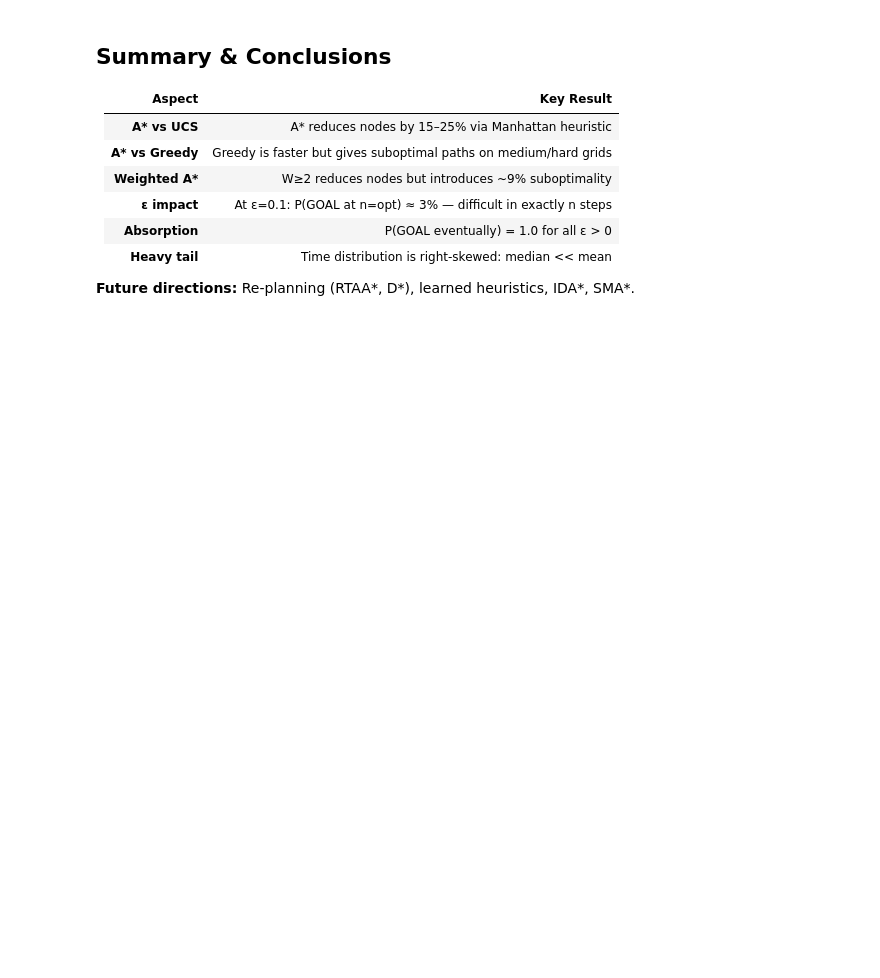
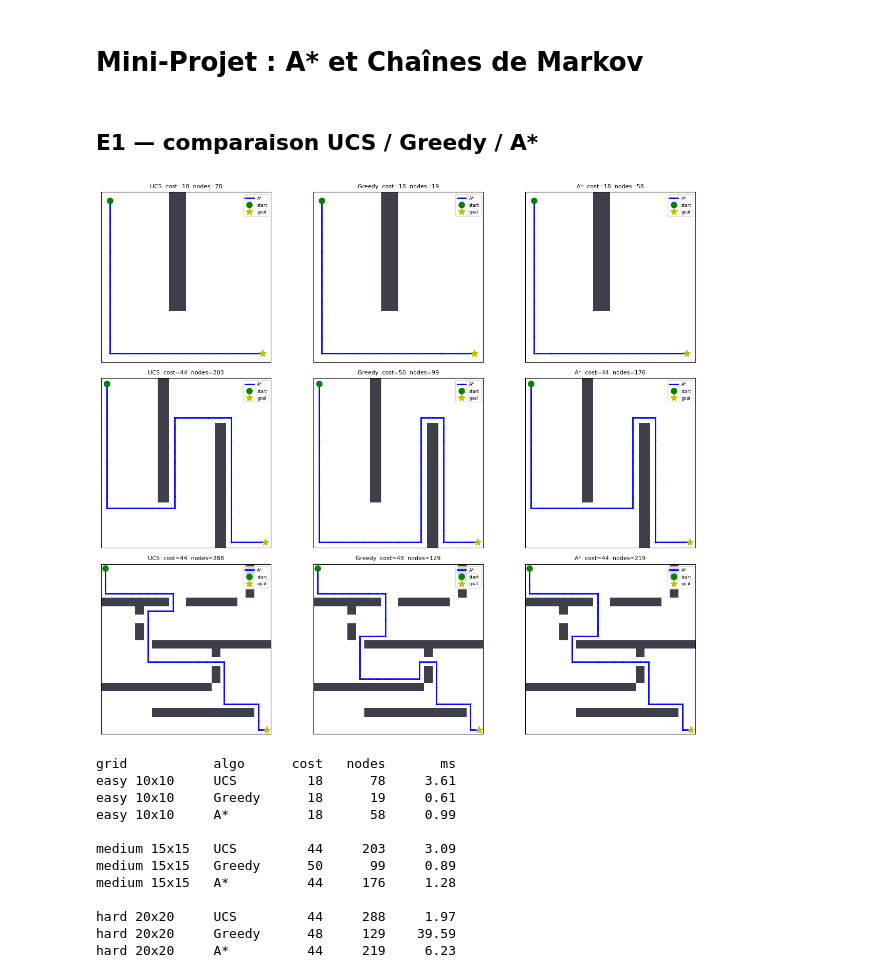
Before and after one commit to achrafelmakaoui/grid-robust-planning, a Jupyter notebook: notebooks/exploration.ipynb, the cells around one changed output. Drawn from its saved outputs; the diff is of its cells as text; code cells hidden in the pictures; blank space fills up the shorter version.

```diff
--- a/notebooks/exploration.ipynb
+++ b/notebooks/exploration.ipynb
@@ -439,13 +1,2 @@ plt.tight_layout(); plt.show()
-# %% [markdown]
-## Summary & Conclusions
-
-| Aspect | Key Result |
-|--------|------------|
-| **A\* vs UCS** | A\* reduces nodes by 15–25% via Manhattan heuristic |
-| **A\* vs Greedy** | Greedy is faster but gives suboptimal paths on medium/hard grids |
-| **Weighted A\*** | W≥2 reduces nodes but introduces ~9% suboptimality |
-| **ε impact** | At ε=0.1: P(GOAL at n=opt) ≈ 3% — difficult in exactly n steps |
-| **Absorption** | P(GOAL eventually) = 1.0 for all ε > 0 |
-| **Heavy tail** | Time distribution is right-skewed: median << mean |
-
-**Future directions:** Re-planning (RTAA\*, D\*), learned heuristics, IDA\*, SMA\*.
+# %% [markdown]
+# Mini-Projet : A* et Chaînes de Markov
@@ -451,0 +14,60 @@ plt.tight_layout(); plt.show()
+# %%
+def show_grid(ax, env, path, title, path2=None):
+    import numpy as np
+    W, H = env.width, env.height
+    img = np.ones((H, W, 3))
+    for (x,y) in env.obstacles:
+        img[y,x] = [0.25, 0.25, 0.3]
+    ax.imshow(img, origin='upper')
+    if path:
+        ax.plot([s[0] for s in path], [s[1] for s in path],
+                'b-', lw=2, marker='.', ms=3, label='A*')
+    if path2:
+        ax.plot([s[0] for s in path2], [s[1] for s in path2],
+                'r--', lw=2, marker='.', ms=3, label='UCS')
+    ax.plot(*env.start, 'go', ms=8, label='start')
+    ax.plot(*env.goal,  'y*', ms=10, label='goal')
+    ax.set_title(title, fontsize=8)
+    ax.set_xticks([]); ax.set_yticks([])
+    ax.legend(fontsize=6)
+# %% [markdown]
+## E1 — comparaison UCS / Greedy / A*
+# %%
+envs  = [('easy 10x10',   make_easy_grid()),
+          ('medium 15x15', make_medium_grid()),
+          ('hard 20x20',   make_hard_grid())]
+algos = ['UCS', 'Greedy', 'A*']
+
+fig, axs = plt.subplots(3, 3, figsize=(13, 11))
+
+for i, (name, env) in enumerate(envs):
+    for j, algo in enumerate(algos):
+        r = graph_search(env, search_type=algo)
+        t = algo + '  cost=' + str(int(r['cost'])) + '  nodes=' + str(r['nodes_developed'])
+        show_grid(axs[i][j], env, r['path'] or [], t)
+
+plt.tight_layout()
+plt.savefig('../results/E1_algorithm_comparison/E1_grid_paths.png', dpi=120)
+plt.show()
+
+# print table
+print(f"{'grid':<14} {'algo':<8} {'cost':>5} {'nodes':>7} {'ms':>8}")
+for name, env in envs:
+    for algo in algos:
+        r = graph_search(env, search_type=algo)
+        print(f"{name:<14} {algo:<8} {r['cost']:>5.0f} {r['nodes_developed']:>7} {r['time']*1000:>8.2f}")
+    print()
+# %% [output]
+[figure, added]
+grid           algo      cost   nodes       ms
+easy 10x10     UCS         18      78     3.61
+easy 10x10     Greedy      18      19     0.61
+easy 10x10     A*          18      58     0.99
+
+medium 15x15   UCS         44     203     3.09
+medium 15x15   Greedy      50      99     0.89
+medium 15x15   A*          44     176     1.28
+
+hard 20x20     UCS         44     288     1.97
+hard 20x20     Greedy      48     129    39.59
+hard 20x20     A*          44     219     6.23
```
Also changed, not shown: parts of 31 cells of this notebook, 10 other files.
